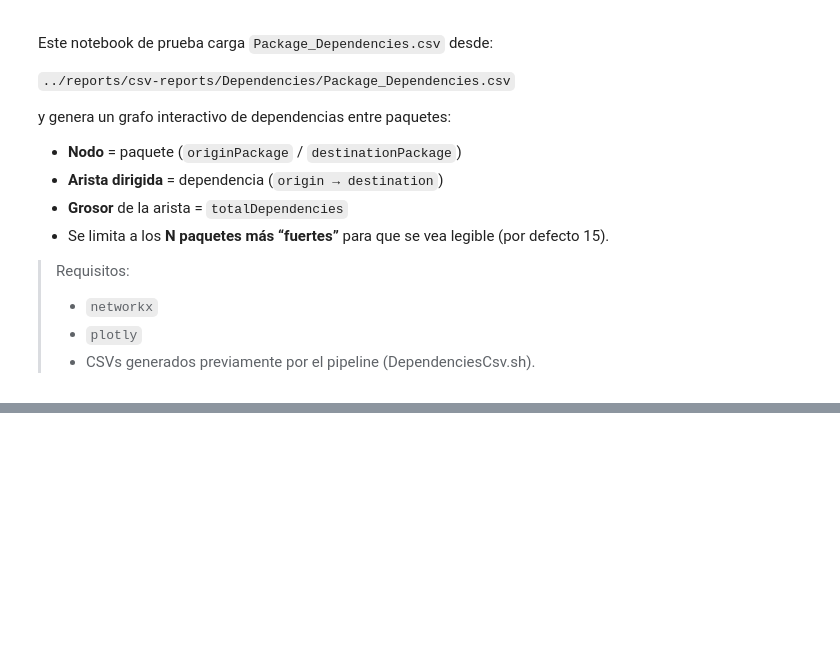
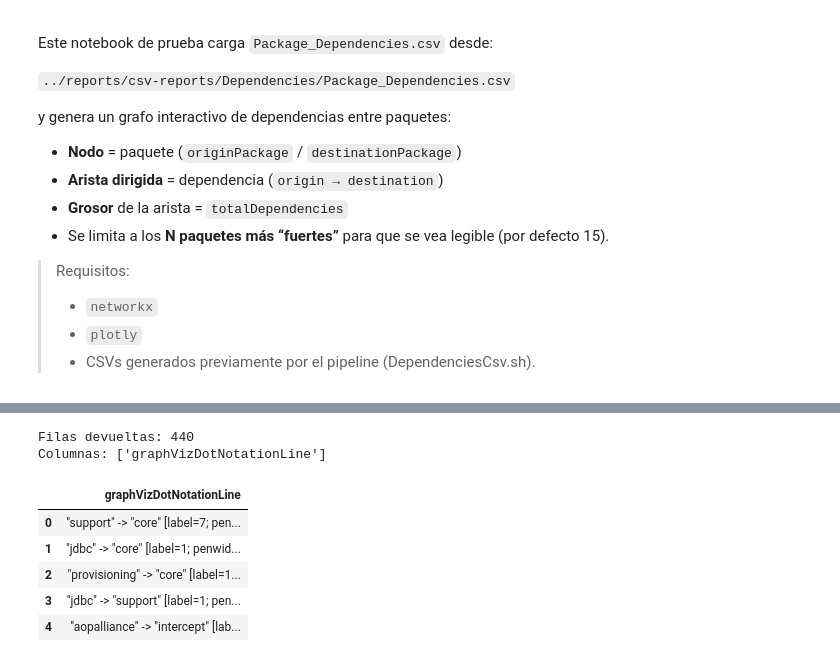
Before and after one commit to ionesosa-e/e2e-decomposition, a Jupyter notebook: jupyter/Dependencies_PackageGraph.ipynb, the cells around one changed output, grey strips where cells are left out. Drawn from its saved outputs; the diff is of its cells as text; code cells hidden in the pictures; blank space fills up the shorter version.

Commit message:
feat(dependencies-projection): add initial projection queries and package graph notebook (WIP)

```diff
--- a/jupyter/Dependencies_PackageGraph.ipynb
+++ b/jupyter/Dependencies_PackageGraph.ipynb
@@ -208,0 +114,9 @@ else:
+# %%
+package_path_finding_parameters = {
+    "dependencies_projection": "java-package-path-finding-notebook",  # puedes cambiar el nombre si quieres
+    "dependencies_projection_node": "Package",                         # label detectado
+    "dependencies_projection_weight_property": "weight",               # propiedad detectada
+}
+
+is_package_data_available = create_directed_unweighted_projection(package_path_finding_parameters)
+print("is_package_data_available:", is_package_data_available)
@@ -208,0 +129,11 @@ else:
+# %%
+if not is_package_data_available:
+    print("[info] No hay datos proyectados para paquetes, revisa la proyección.")
+else:
+    cypher_path = Path("../cypher/Path_Finding/Path_Finding_6_Longest_paths_contributors_for_graphviz_custom.cypher")
+    df_longest = query_cypher_to_data_frame(cypher_path, package_path_finding_parameters)
+
+    print("Filas devueltas:", len(df_longest))
+    print("Columnas:", list(df_longest.columns))
+    display(df_longest.head())
+# %% [output]
@@ -208,0 +142,8 @@ else:
+Filas devueltas: 440
+Columnas: ['graphVizDotNotationLine']
+|  | graphVizDotNotationLine |
+| 0 | "support" -> "core" [label=7; pen... |
+| 1 | "jdbc" -> "core" [label=1; penwid... |
+| 2 | "provisioning" -> "core" [label=1... |
+| 3 | "jdbc" -> "support" [label=1; pen... |
+| 4 | "aopalliance" -> "intercept" [lab... |
```
Also changed, not shown: parts of 6 cells of this notebook, 27 other files.
